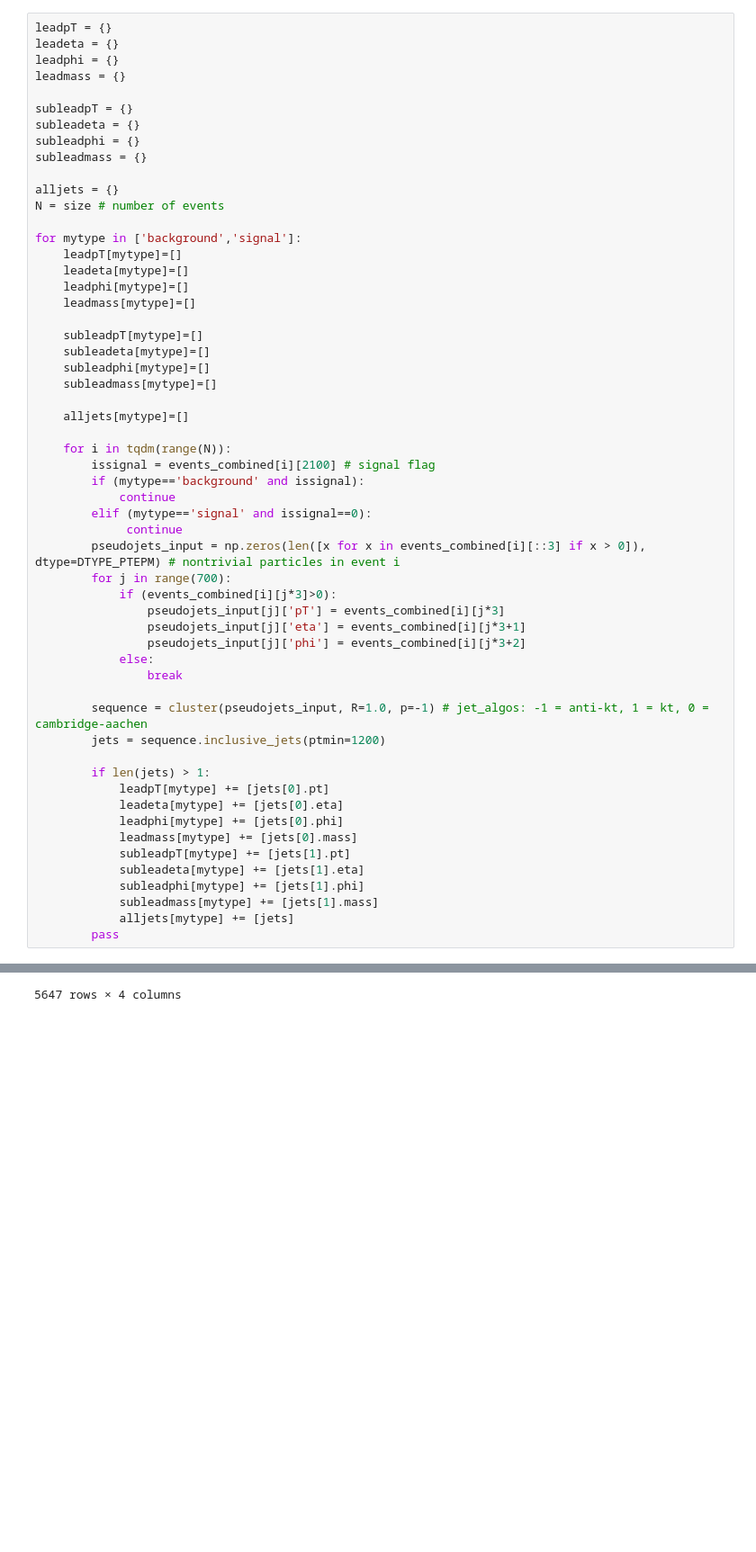
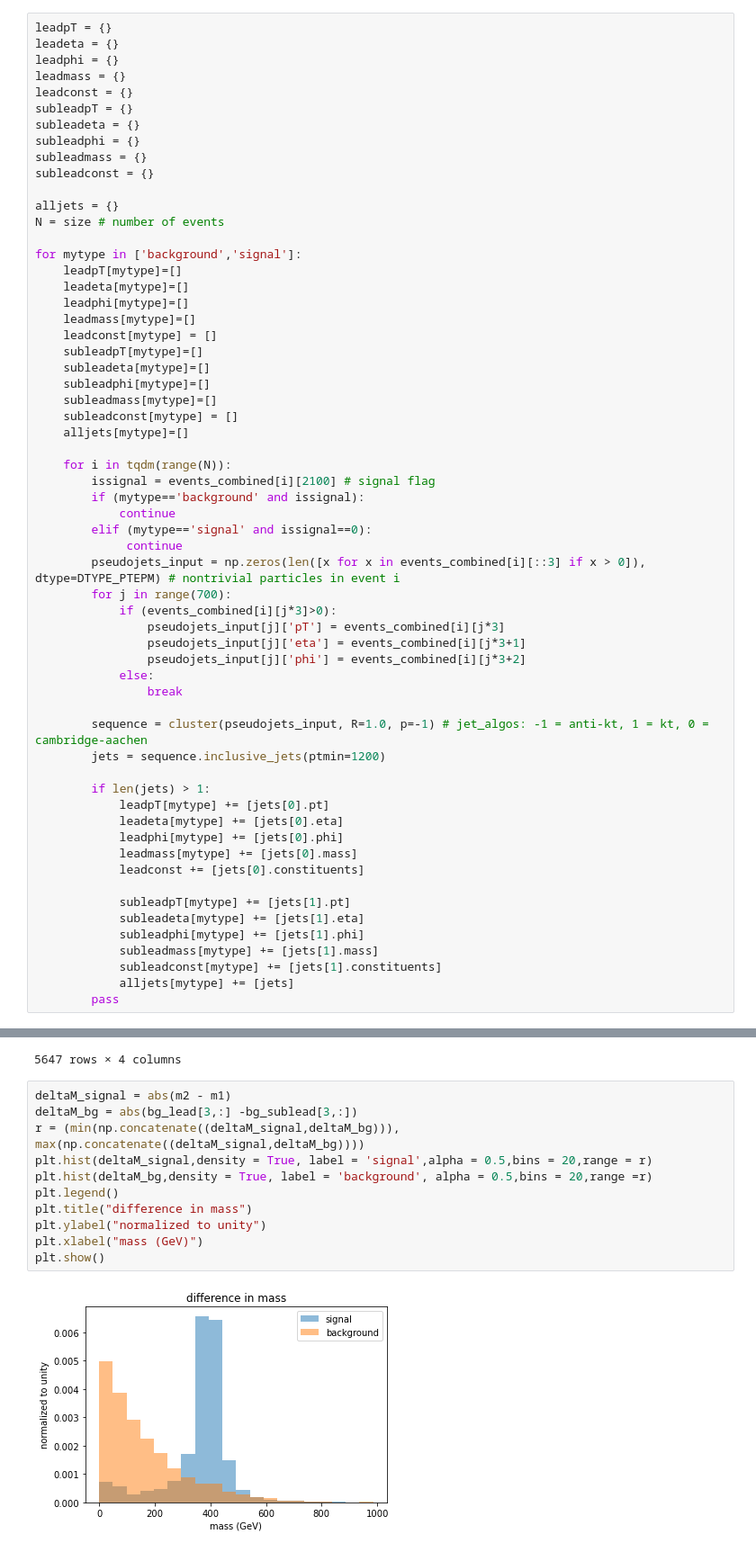
Before and after one commit to VinceLing0529/Anomaly-Detection, a Jupyter notebook: feature_study_with_clustering.ipynb, the cells around one changed output, grey strips where cells are left out. Shown at 90% size. Cells and saved outputs as stored; diff of their text form; blank space fills up the shorter version.

```diff
--- a/feature_study_with_clustering.ipynb
+++ b/feature_study_with_clustering.ipynb
@@ -66,11 +66,12 @@ leadpT = {}
 leadeta = {}
 leadphi = {}
 leadmass = {}
-
+leadconst = {}
 subleadpT = {}
 subleadeta = {}
 subleadphi = {}
 subleadmass = {}
+subleadconst = {}
 
 alljets = {}
 N = size # number of events
@@ -80,12 +81,12 @@ for mytype in ['background','signal']:
     leadeta[mytype]=[]
     leadphi[mytype]=[]
     leadmass[mytype]=[]
-
+    leadconst[mytype] = []
     subleadpT[mytype]=[]
     subleadeta[mytype]=[]
     subleadphi[mytype]=[]
     subleadmass[mytype]=[]
-
+    subleadconst[mytype] = []
     alljets[mytype]=[]
 
     for i in tqdm(range(N)):
@@ -111,10 +112,13 @@ for mytype in ['background','signal']:
             leadeta[mytype] += [jets[0].eta]
             leadphi[mytype] += [jets[0].phi]
             leadmass[mytype] += [jets[0].mass]
+            leadconst += [jets[0].constituents]
+
             subleadpT[mytype] += [jets[1].pt]
             subleadeta[mytype] += [jets[1].eta]
             subleadphi[mytype] += [jets[1].phi]
             subleadmass[mytype] += [jets[1].mass]
+            subleadconst[mytype] += [jets[1].constituents]
             alljets[mytype] += [jets]
         pass
 # %%
@@ -237,3 +254,16 @@ plt.hist(CalcDeltaR(signal.iloc[:,:4],signal.iloc[:,4:]), density = True)
 | 5645 | 2088.472687 | 0.343663 | 2.916831 | 352.674725 |
 | 5646 | 1452.208304 | 0.091088 | 2.958108 | 320.123878 |
 5647 rows × 4 columns
+# %%
+deltaM_signal = abs(m2 - m1)
+deltaM_bg = abs(bg_lead[3,:] -bg_sublead[3,:])
+r = (min(np.concatenate((deltaM_signal,deltaM_bg))), max(np.concatenate((deltaM_signal,deltaM_bg))))
+plt.hist(deltaM_signal,density = True, label = 'signal',alpha = 0.5,bins = 20,range = r)
+plt.hist(deltaM_bg,density = True, label = 'background', alpha = 0.5,bins = 20,range =r)
+plt.legend()
+plt.title("difference in mass")
+plt.ylabel("normalized to unity")
+plt.xlabel("mass (GeV)")
+plt.show()
+# %% [output]
+[figure, added]
```
Also changed, not shown: parts of 2 cells of this notebook.
